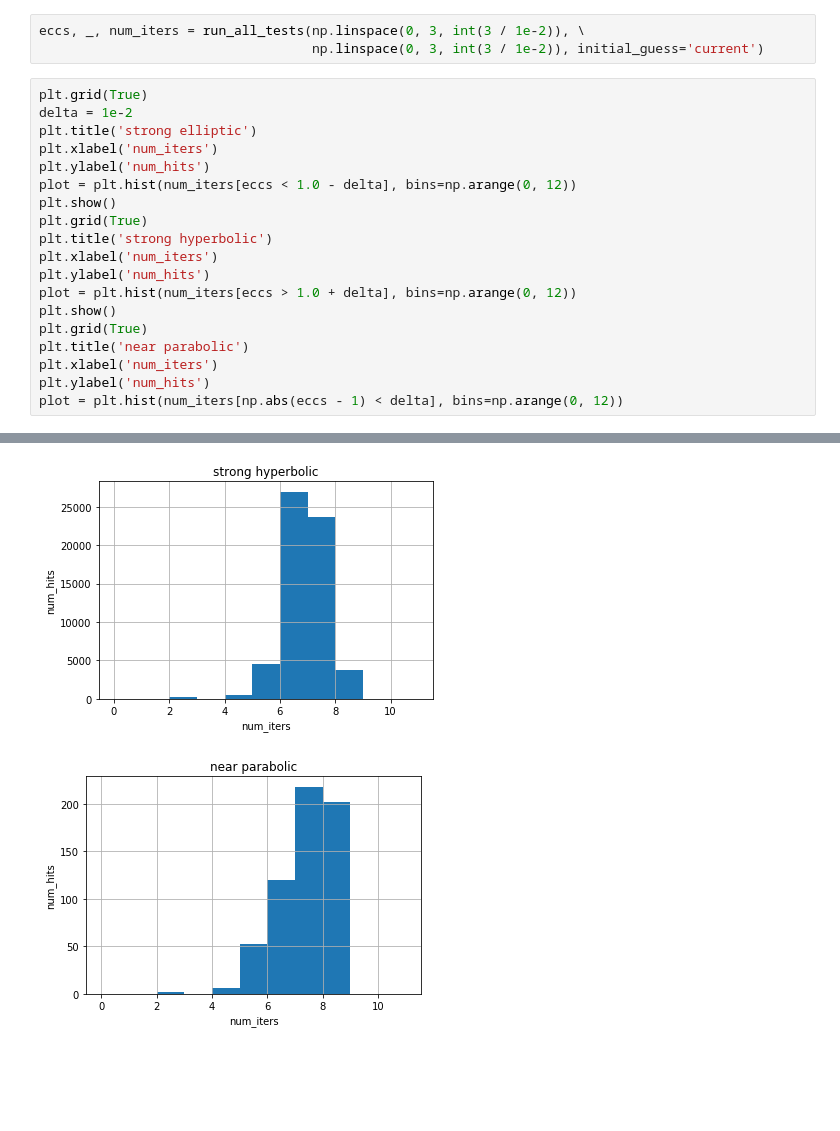
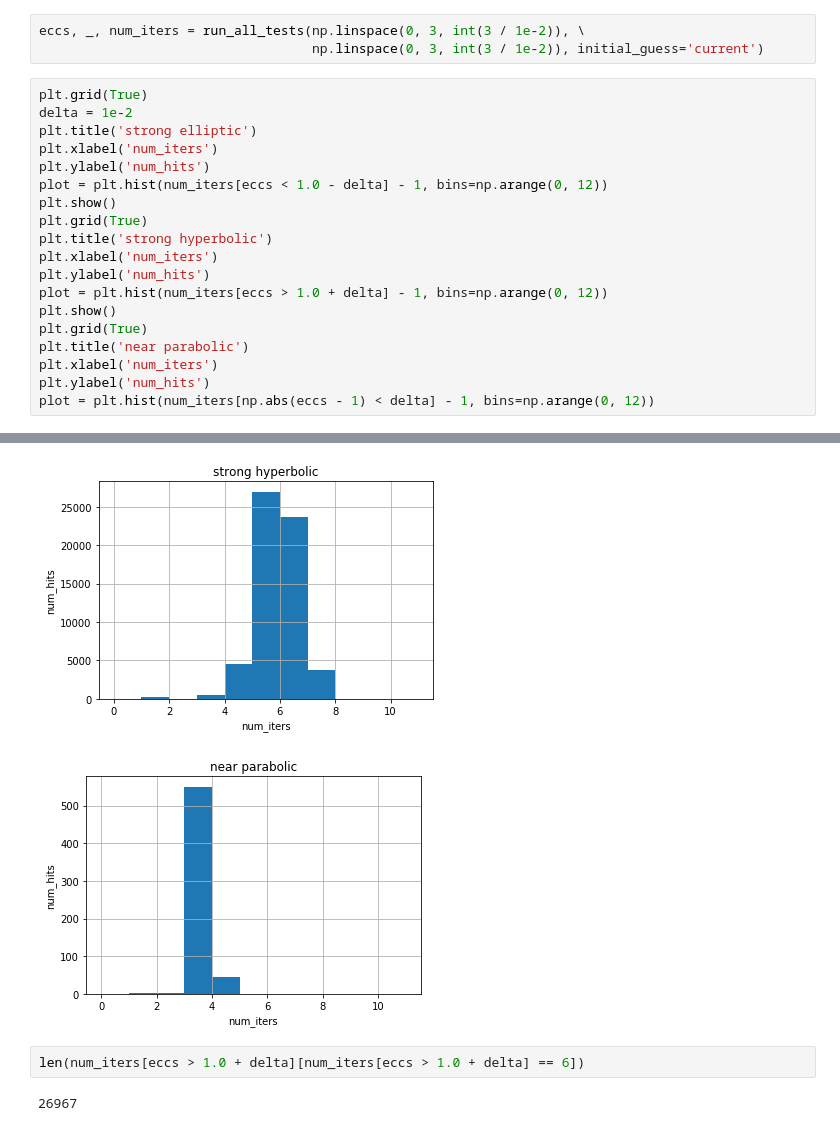
Before and after one commit to poliastro/kepler-experiments, a Jupyter notebook: plot_histograms.ipynb, the cells around one changed output, grey strips where cells are left out. Drawn from its saved outputs; the diff is of its cells as text; blank space fills up the shorter version.

```diff
--- a/plot_histograms.ipynb
+++ b/plot_histograms.ipynb
@@ -37,17 +37,17 @@ delta = 1e-2
 plt.title('strong elliptic')
 plt.xlabel('num_iters')
 plt.ylabel('num_hits')
-plot = plt.hist(num_iters[eccs < 1.0 - delta], bins=np.arange(0, 12))
+plot = plt.hist(num_iters[eccs < 1.0 - delta] - 1, bins=np.arange(0, 12))
 plt.show()
 plt.grid(True)
 plt.title('strong hyperbolic')
 plt.xlabel('num_iters')
 plt.ylabel('num_hits')
-plot = plt.hist(num_iters[eccs > 1.0 + delta], bins=np.arange(0, 12))
+plot = plt.hist(num_iters[eccs > 1.0 + delta] - 1, bins=np.arange(0, 12))
 plt.show()
 plt.grid(True)
 plt.title('near parabolic')
 plt.xlabel('num_iters')
 plt.ylabel('num_hits')
-plot = plt.hist(num_iters[np.abs(eccs - 1) < delta], bins=np.arange(0, 12))
+plot = plt.hist(num_iters[np.abs(eccs - 1) < delta] - 1, bins=np.arange(0, 12))
 # %% [output]
@@ -55,2 +55,6 @@ plot = plt.hist(num_iters[np.abs(eccs - 1) < delta], bins=np.arange(0, 12))
-[figure, old version]
+[figure, new version]
-[figure, old version]
+[figure, new version]
+# %%
+len(num_iters[eccs > 1.0 + delta][num_iters[eccs > 1.0 + delta] == 6])
+# %% [output]
+26967
```
Also changed, not shown: parts of 3 cells of this notebook, 1 other file.
